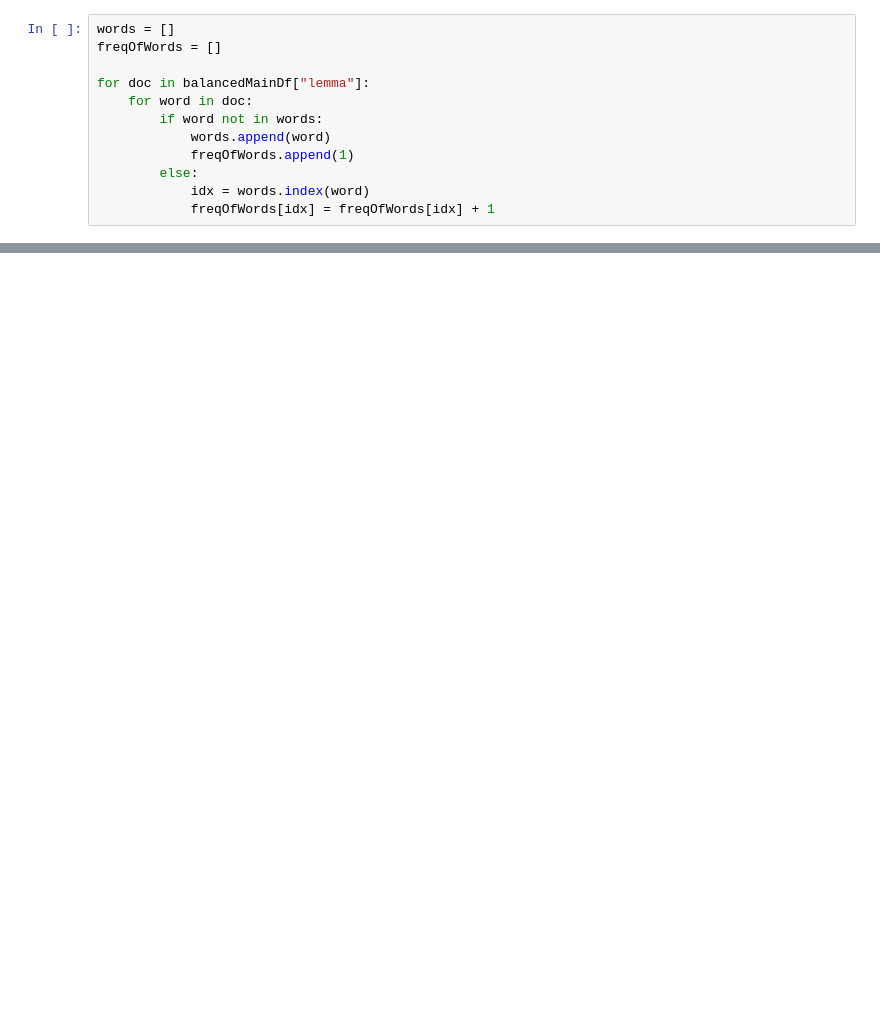
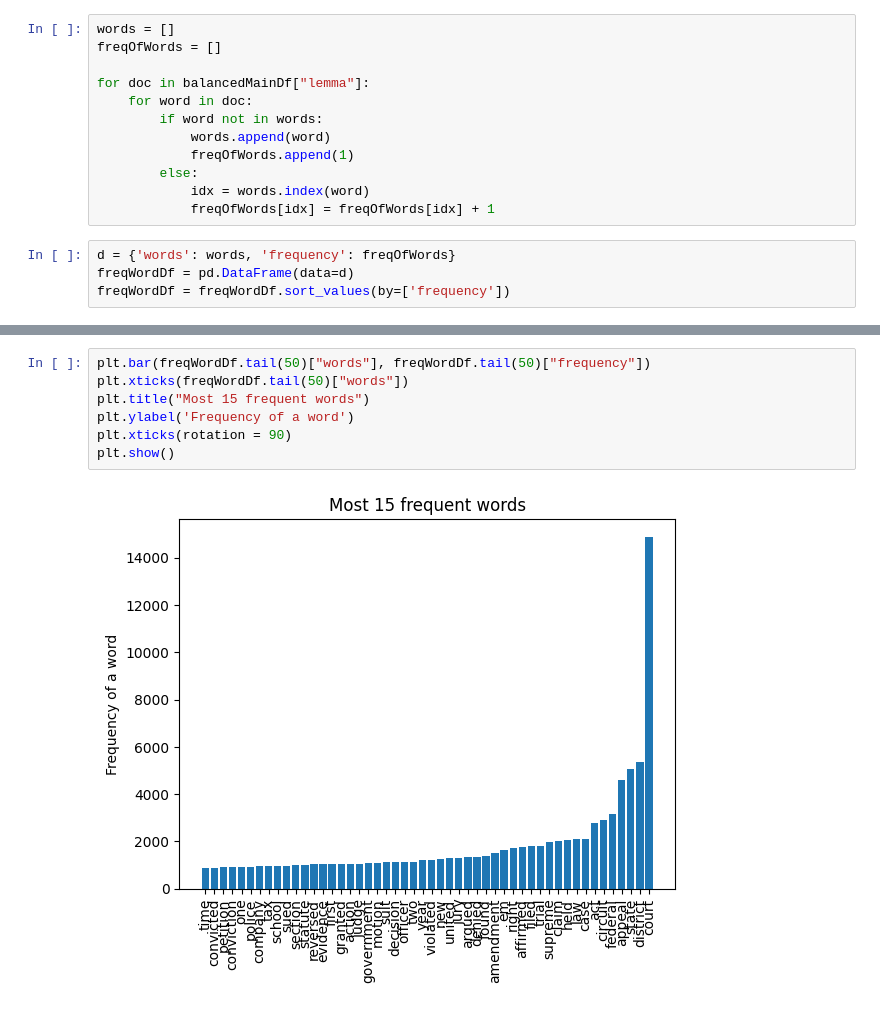
Before and after one commit to CarolinaOliveira001/SupremeCourtJudgementPrediction, a Jupyter notebook: CleaningDataAndMLmodels.ipynb, the cells around one changed output, grey strips where cells are left out. Drawn from its saved outputs; the diff is of its cells as text; blank space fills up the shorter version.

```diff
--- a/CleaningDataAndMLmodels.ipynb
+++ b/CleaningDataAndMLmodels.ipynb
@@ -139,3 +173,7 @@ for doc in balancedMainDf["lemma"]:
         else:
             idx = words.index(word)
             freqOfWords[idx] = freqOfWords[idx] + 1
+# %%
+d = {'words': words, 'frequency': freqOfWords}
+freqWordDf = pd.DataFrame(data=d)
+freqWordDf = freqWordDf.sort_values(by=['frequency'])
@@ -141,0 +196,9 @@ for doc in balancedMainDf["lemma"]:
+# %%
+plt.bar(freqWordDf.tail(50)["words"], freqWordDf.tail(50)["frequency"])
+plt.xticks(freqWordDf.tail(50)["words"])
+plt.title("Most 15 frequent words")
+plt.ylabel('Frequency of a word')
+plt.xticks(rotation = 90)
+plt.show()
+# %% [output]
+[figure, added]
```
Also changed, not shown: parts of 19 cells of this notebook.
